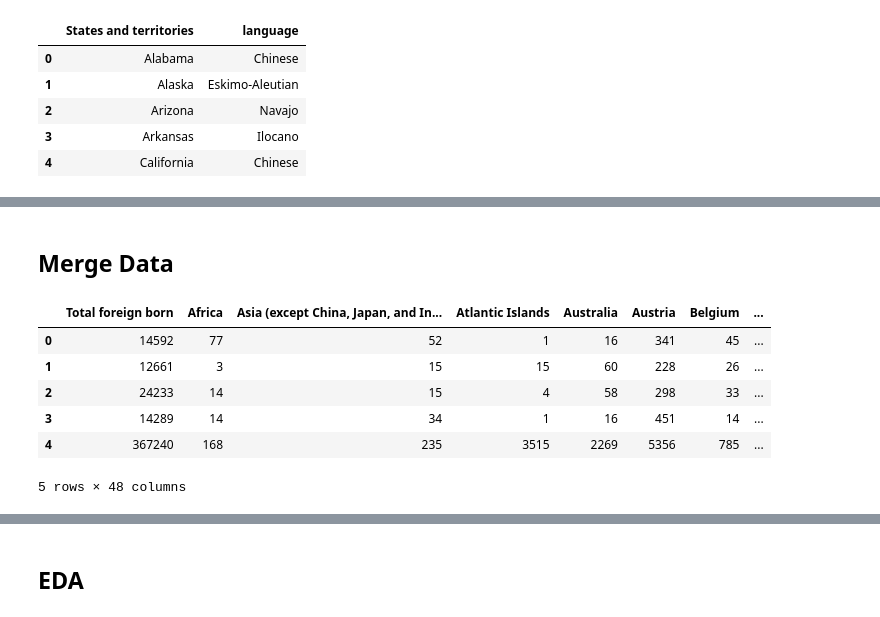
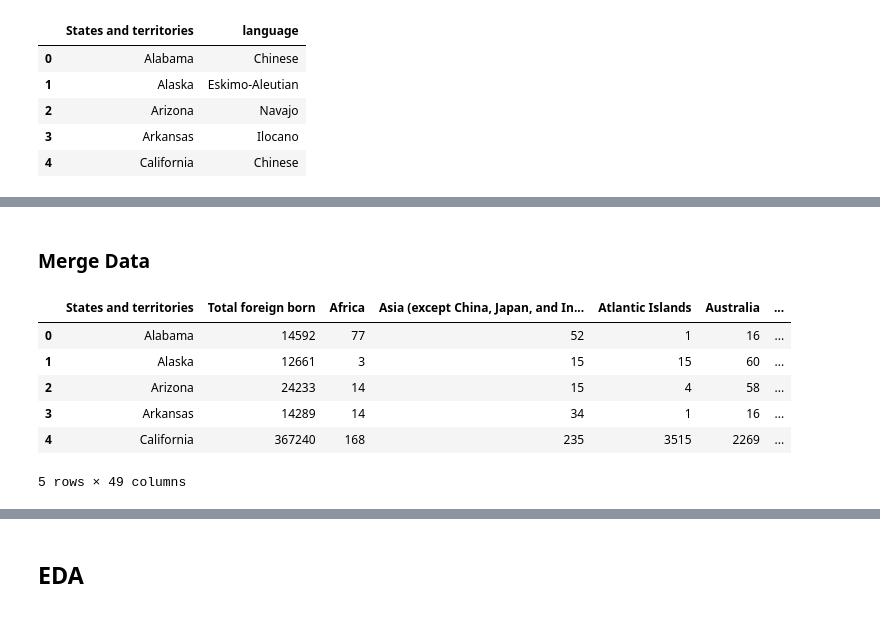
Before and after one commit to pezpet/general-assembly, a Jupyter notebook: projects/project-5/01-code.ipynb, the cells around one changed output, grey strips where cells are left out. Saved outputs shown, nothing was run; the diff lists cells and outputs as text; code cells hidden in the pictures.

```diff
--- a/projects/project-5/01-code.ipynb
+++ b/projects/project-5/01-code.ipynb
@@ -166,13 +191,25 @@ languages.head()
+# %%
+others = [
+    "Amharic",
+    "Dakota",
+    "Tagalog",
+    "Polish",
+    "Eskimo-Aleutian",
+    "Haitian",
+    "Hmong",
+]
+# %%
+languages['language'].replace(to_replace=others, value='Other', inplace=True)
 # %% [markdown]
-## Merge Data
+### Merge Data
 # %%
-data = census.merge(languages).drop(columns='States and territories')
-data.head()
+merged = census.merge(languages)
+merged.head()
 # %% [output]
-|  | Total foreign born | Africa | Asia (except China, Japan, and In... | Atlantic Islands | Australia | Austria | Belgium | ... |
-| 0 | 14592 | 77 | 52 | 1 | 16 | 341 | 45 | ... |
-| 1 | 12661 | 3 | 15 | 15 | 60 | 228 | 26 | ... |
-| 2 | 24233 | 14 | 15 | 4 | 58 | 298 | 33 | ... |
-| 3 | 14289 | 14 | 34 | 1 | 16 | 451 | 14 | ... |
-| 4 | 367240 | 168 | 235 | 3515 | 2269 | 5356 | 785 | ... |
+|  | States and territories | Total foreign born | Africa | Asia (except China, Japan, and In... | Atlantic Islands | Australia | ... |
+| 0 | Alabama | 14592 | 77 | 52 | 1 | 16 | ... |
+| 1 | Alaska | 12661 | 3 | 15 | 15 | 60 | ... |
+| 2 | Arizona | 24233 | 14 | 15 | 4 | 58 | ... |
+| 3 | Arkansas | 14289 | 14 | 34 | 1 | 16 | ... |
+| 4 | California | 367240 | 168 | 235 | 3515 | 2269 | ... |
-5 rows × 48 columns
+5 rows × 49 columns
```
Also changed, not shown: parts of 33 cells of this notebook, 3 other files.
